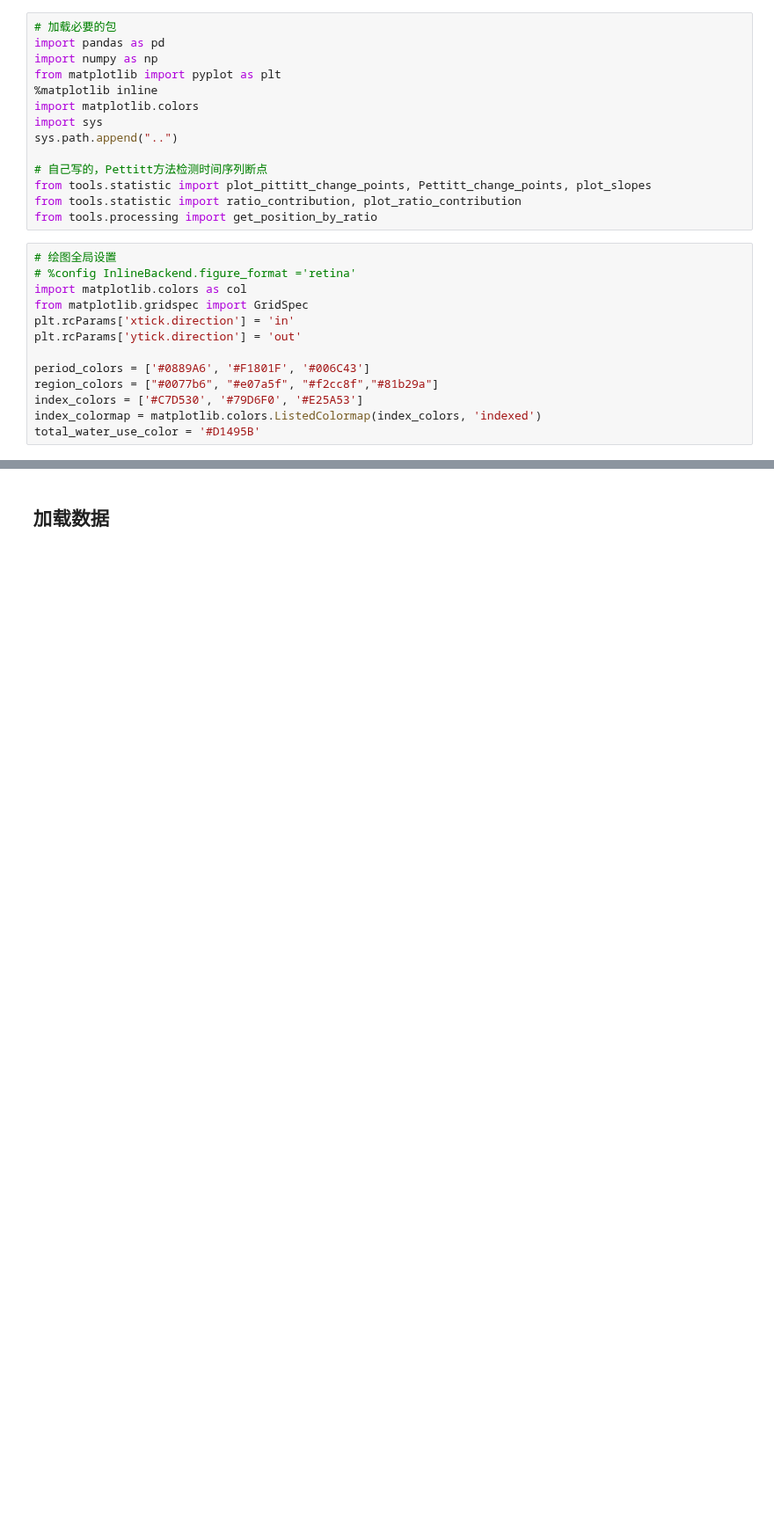
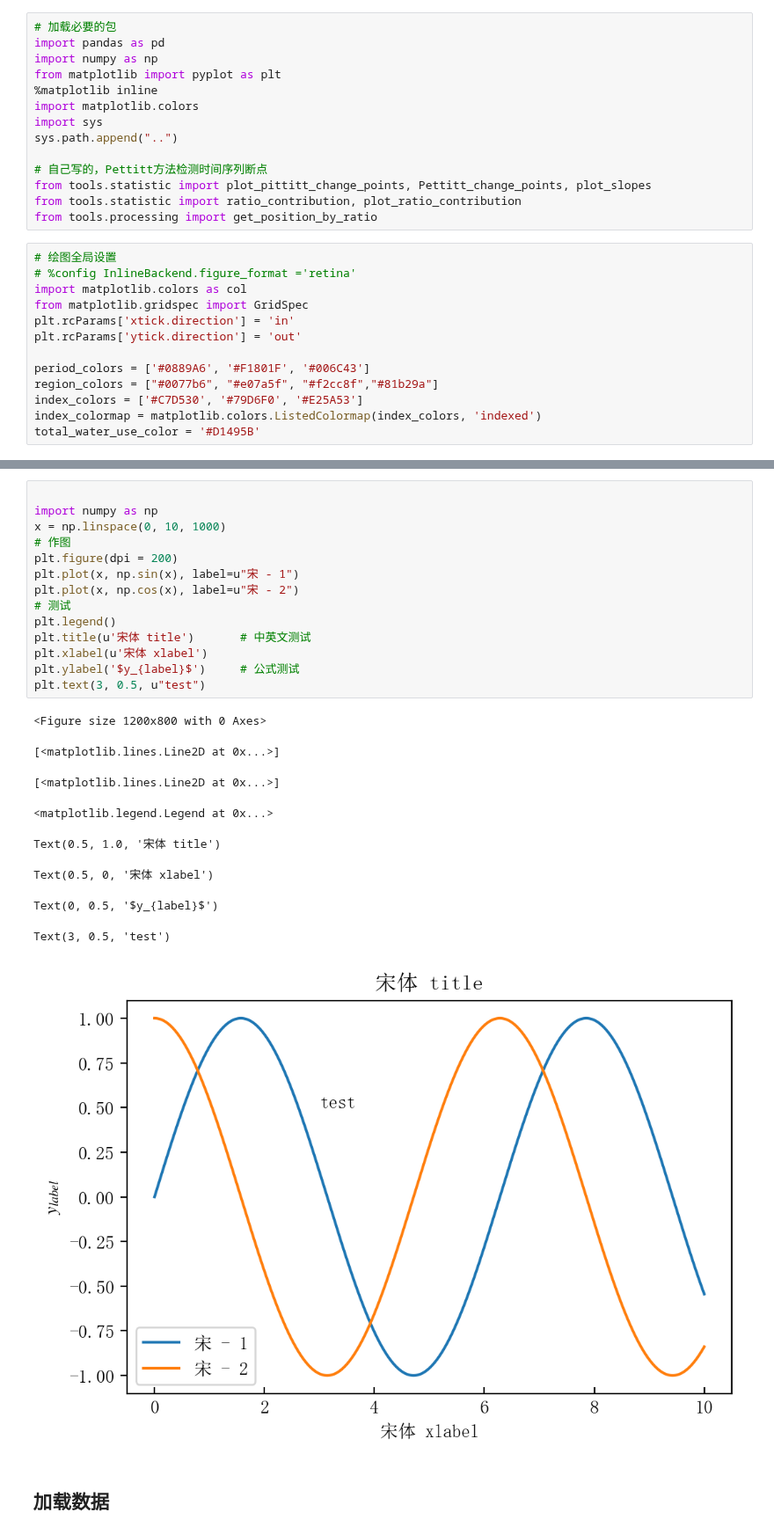
Before and after one commit to SongshGeo/Water-Governance-Regimes, a Jupyter notebook: notebooks/water_regime_index.ipynb, the cells around one changed output, grey strips where cells are left out. Shown at 88% size. Drawn from its saved outputs; the diff is of its cells as text; blank space fills up the shorter version.

```diff
--- a/notebooks/water_regime_index.ipynb
+++ b/notebooks/water_regime_index.ipynb
@@ -30,3 +50,27 @@ total_water_use_color = '#D1495B'
+# %%
+
+import numpy as np
+x = np.linspace(0, 10, 1000)
+# 作图
+plt.figure(dpi = 200)
+plt.plot(x, np.sin(x), label=u"宋 - 1")
+plt.plot(x, np.cos(x), label=u"宋 - 2")
+# 测试
+plt.legend()
+plt.title(u'宋体 title')		  # 中英文测试
+plt.xlabel(u'宋体 xlabel')
+plt.ylabel('$y_{label}$')	  # 公式测试
+plt.text(3, 0.5, u"test")
+# %% [output]
+<Figure size 1200x800 with 0 Axes>
+[<matplotlib.lines.Line2D at 0x...>]
+[<matplotlib.lines.Line2D at 0x...>]
+<matplotlib.legend.Legend at 0x...>
+Text(0.5, 1.0, '宋体 title')
+Text(0.5, 0, '宋体 xlabel')
+Text(0, 0.5, '$y_{label}$')
+Text(3, 0.5, 'test')
+[figure, added]
 # %% [markdown]
 ## 加载数据
 # %%
```
Also changed, not shown: parts of 10 cells of this notebook, 7 other files.
